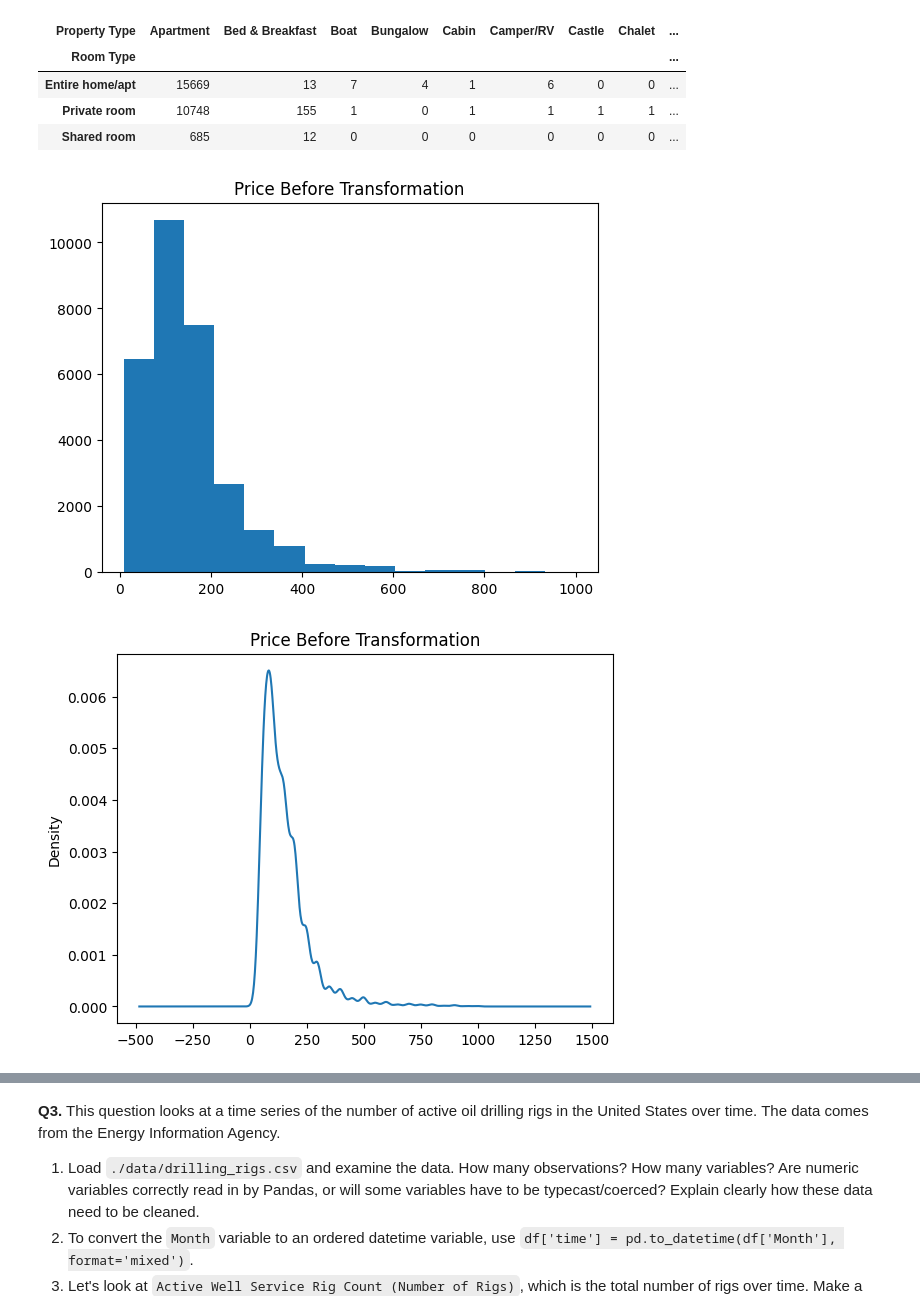
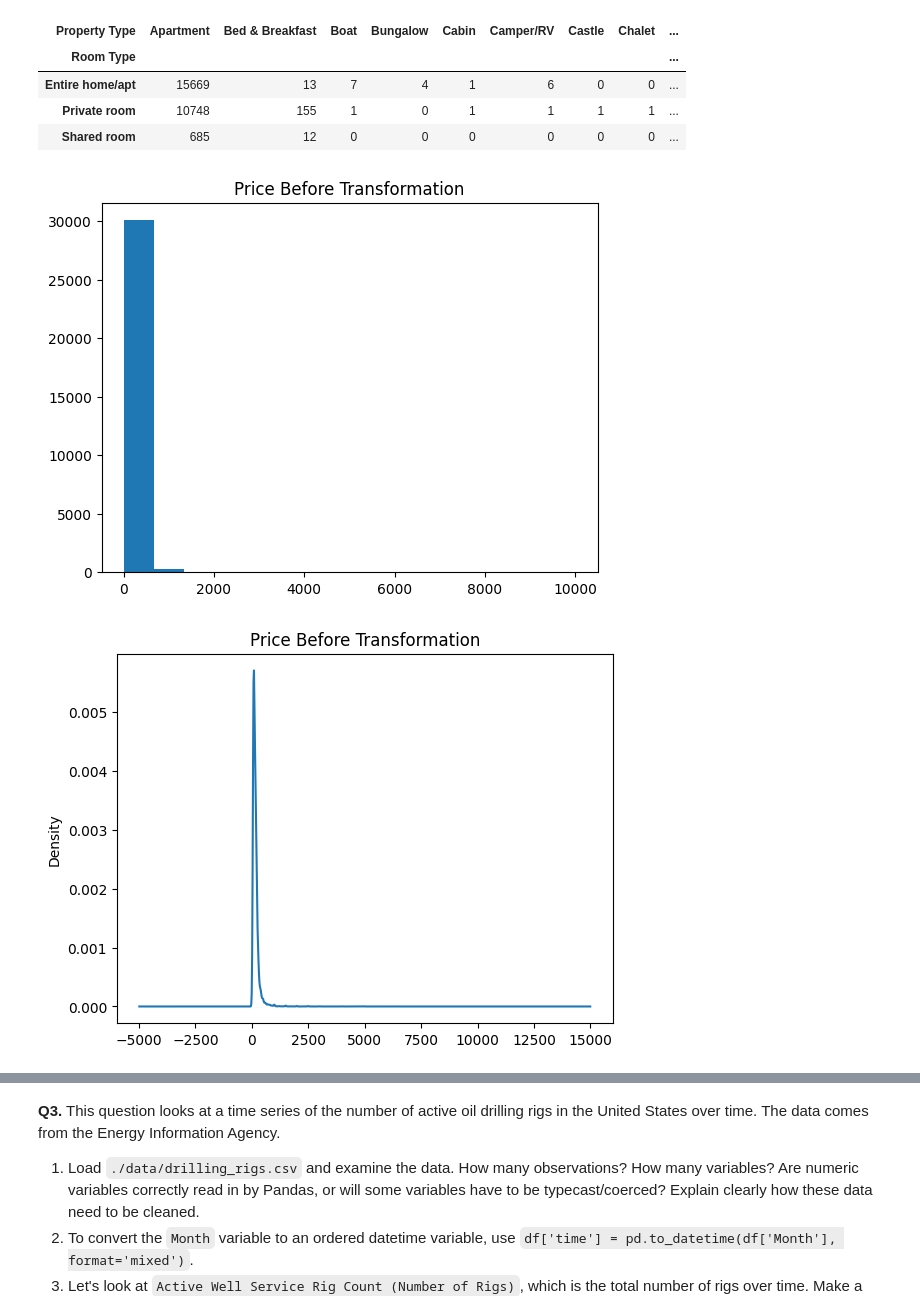
Before and after one commit to eaa3ug/eda_assignment, a Jupyter notebook: assignment.ipynb, the cells around one changed output, grey strips where cells are left out. Cells and saved outputs as stored; diff of their text form; code cells hidden in the pictures.

```diff
--- a/assignment.ipynb
+++ b/assignment.ipynb
@@ -83,18 +83,19 @@ pd.crosstab(df_airbnb['Room Type'], df_airbnb['Property Type'])
 | Shared room | 685 | 12 | 0 | 0 | 0 | 0 | 0 | 0 | ... |
 # %%
 var = 'Price'
+df_airbnb[var] = df_airbnb[var].str.replace(',', '')
 df_airbnb[var] = pd.to_numeric(df_airbnb[var], errors='coerce')
 df_airbnb[var].hist(bins = 15, grid = False)
 plt.title('Price Before Transformation')
 plt.show()
 # %% [output]
-[figure, old version]
+[figure, new version]
 # %%
 df_airbnb[var].plot.kde()
 plt.title('Price Before Transformation')
 plt.show()
 # %% [output]
-[figure, old version]
+[figure, new version]
 # %%
 df_airbnb[var].plot.box()
 plt.title('Price Before Transformation')
```
Also changed, not shown: parts of 9 cells of this notebook.
